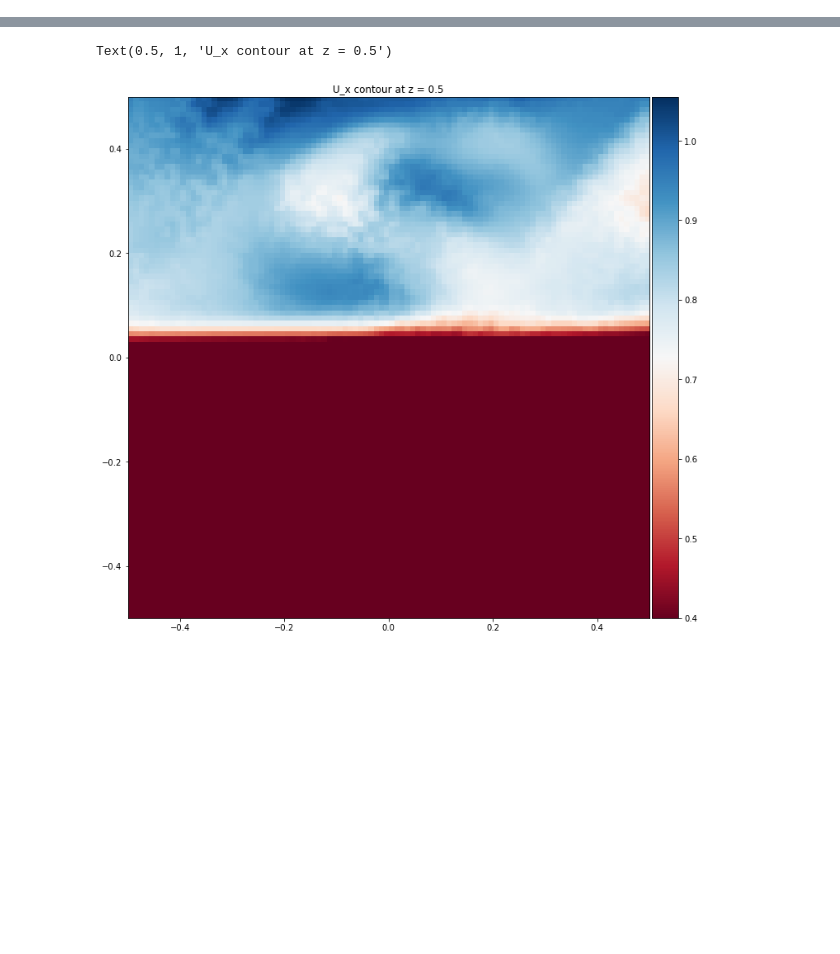
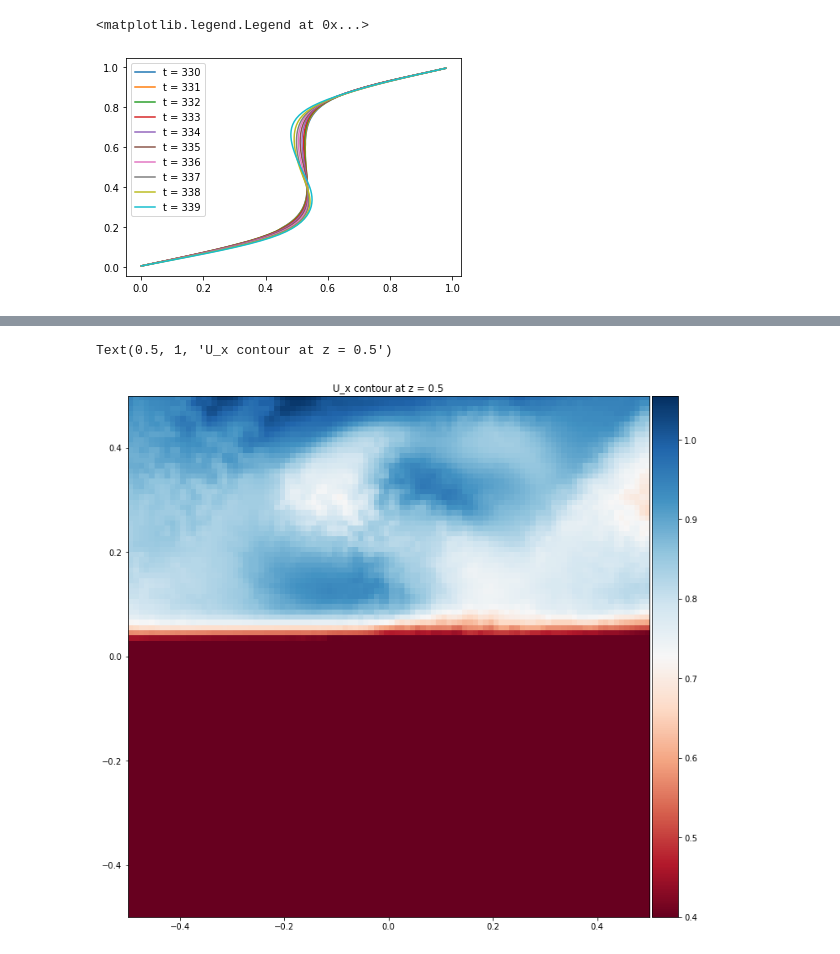
Before and after one commit to DeikeLab/jiarongw-postprocessing, a Jupyter notebook: turbulence/turbulence.ipynb, the cells around one changed output, grey strips where cells are left out. Drawn from its saved outputs; the diff is of its cells as text; code cells hidden in the pictures; blank space fills up the shorter version.

```diff
--- a/turbulence/turbulence.ipynb
+++ b/turbulence/turbulence.ipynb
@@ -11,0 +39,20 @@ sys.path.append('/home/jiarong/research/postprocessing/functions/')
+# %%
+ts = np.arange(330,340)
+def get_yset(data):
+    sample = data.drop_duplicates('y')
+    y_set = sample.loc[sample.y > 0].y
+    return y_set
+for i,t in enumerate(ts):
+    filename = './field_direct%g' % t
+    field = readin(filename)
+    field = field.sort_values(by = ['y'])
+    slicer = SlicingInterp(field, dimension = 3)
+    y_pos = get_yset(field)
+    ux_aver = np.zeros(len(y_pos))
+    for j, y in enumerate(y_pos):
+        ux_aver[j], number = slicer.average('y', y, 1e-2, 'u.x')
+    plt.plot(ux_aver, y_pos, label = "t = %g" %t)
+plt.legend()
+# %% [output]
+<matplotlib.legend.Legend at 0x...>
+[figure, added]
```
Also changed, not shown: parts of 7 cells of this notebook, 3 other files.
